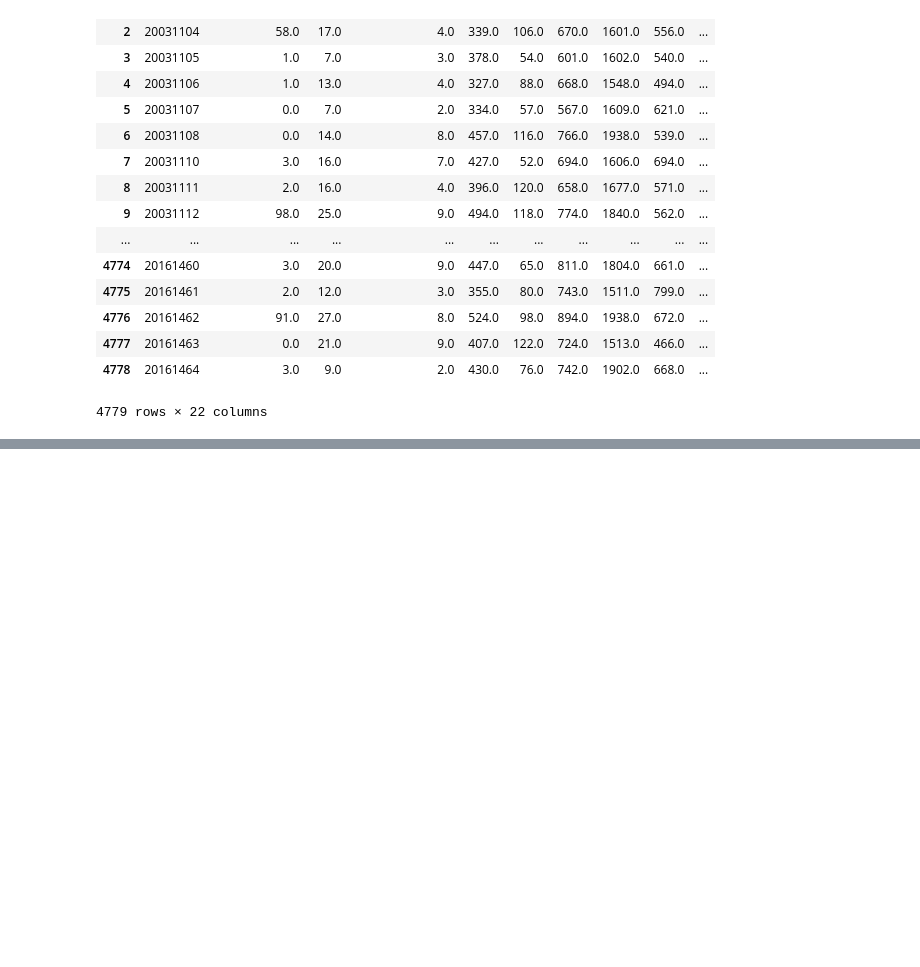
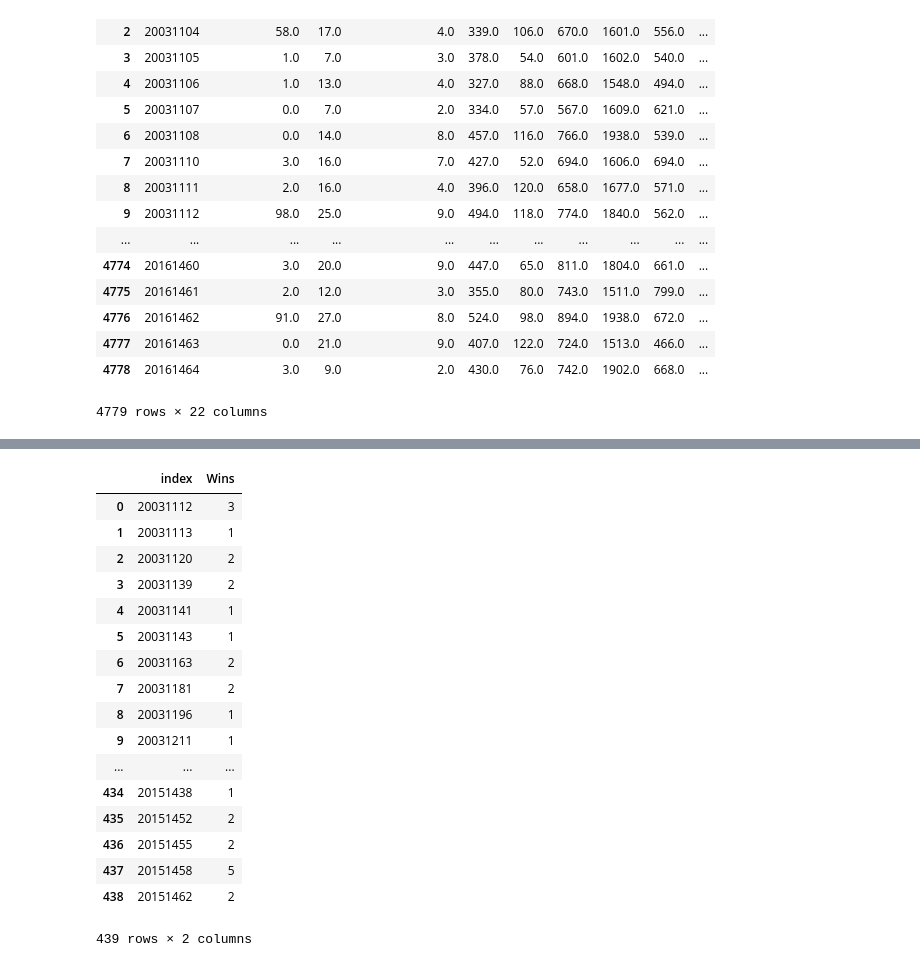
Before and after one commit to slacker298/APM-March-Madness-, a Jupyter notebook: Data Processing.ipynb, the cells around one changed output, grey strips where cells are left out. Saved outputs shown, nothing was run; the diff lists cells and outputs as text; code cells hidden in the pictures; blank space fills up the shorter version.

```diff
--- a/Data Processing.ipynb
+++ b/Data Processing.ipynb
@@ -298,0 +257,9 @@ TR
+# %%
+TR = TR.rename(index=str, columns={"SeasonTeam": "WinTeam", "SeedNum": "WinTeamSeed"})
+# %%
+TR = TR.merge(TS, left_on="SeasonLoseTeam", right_on="SeasonTeam")
+TR = TR.rename(index=str, columns={"SeasonTeam": "LoseTeam", "SeedNum": "LoseTeamSeed"})
+# %%
+TRWins = pd.pivot_table(TR, index=["WinTeam"], values=["Wscore"],  aggfunc=len)
+TRWins = TRWins.unstack()
+TRWins = TRWins.unstack(level=-1)
@@ -298,0 +270,6 @@ TR
+# %%
+TResults = {}
+
+for i in TRWins:
+    if i not in TResults.keys():
+        TResults[i] = {'Wins':TRWins[i][0]}
@@ -298,0 +294,24 @@ TR
+# %%
+TRDF =  pd.DataFrame.from_dict(TResults)
+TRDF = TRDF.unstack()
+TRDF = TRDF.unstack(-1)
+TRDF.reset_index(level=0, inplace=True)
+# %% [output]
+|  | index | Wins |
+| 0 | 20031112 | 3 |
+| 1 | 20031113 | 1 |
+| 2 | 20031120 | 2 |
+| 3 | 20031139 | 2 |
+| 4 | 20031141 | 1 |
+| 5 | 20031143 | 1 |
+| 6 | 20031163 | 2 |
+| 7 | 20031181 | 2 |
+| 8 | 20031196 | 1 |
+| 9 | 20031211 | 1 |
+| ... | ... | ... |
+| 434 | 20151438 | 1 |
+| 435 | 20151452 | 2 |
+| 436 | 20151455 | 2 |
+| 437 | 20151458 | 5 |
+| 438 | 20151462 | 2 |
+439 rows × 2 columns
```
Also changed, not shown: parts of 16 cells of this notebook, 1 other file.
